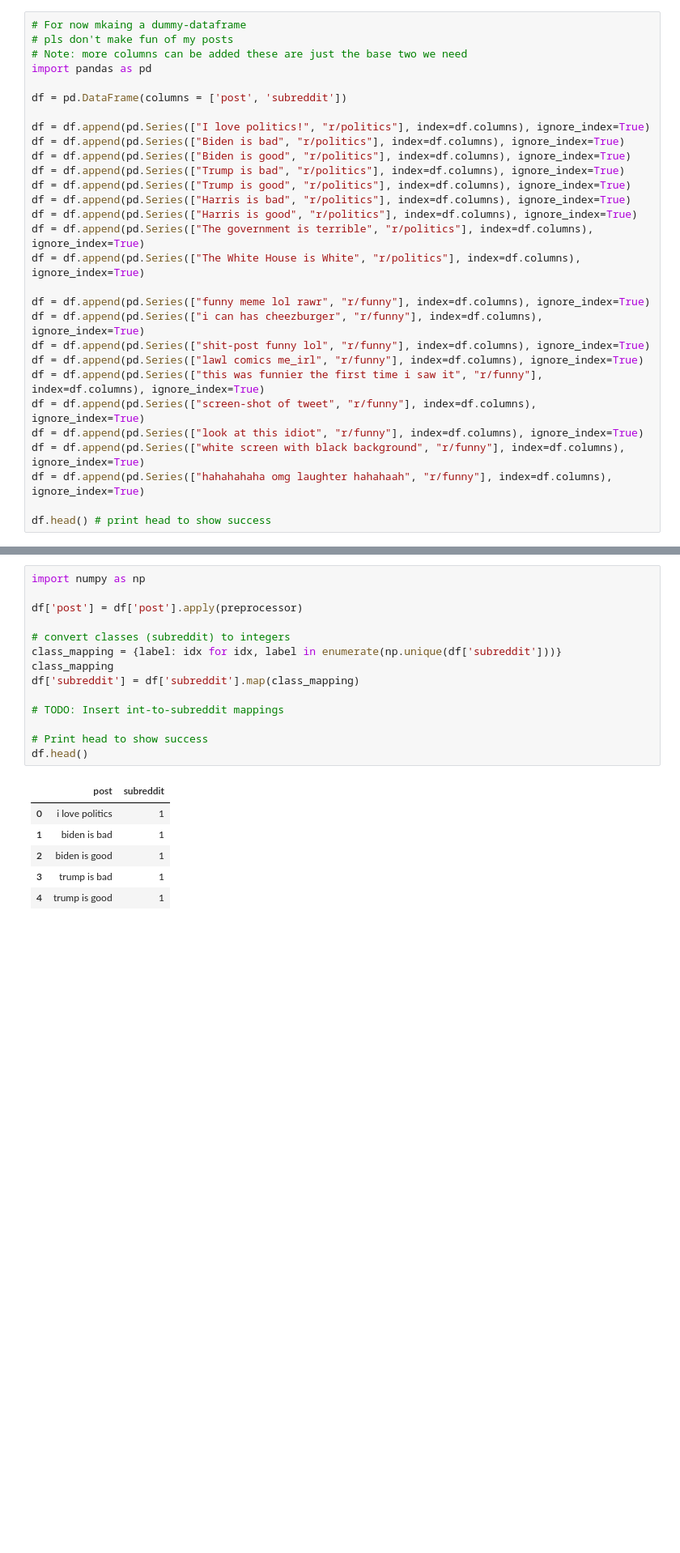
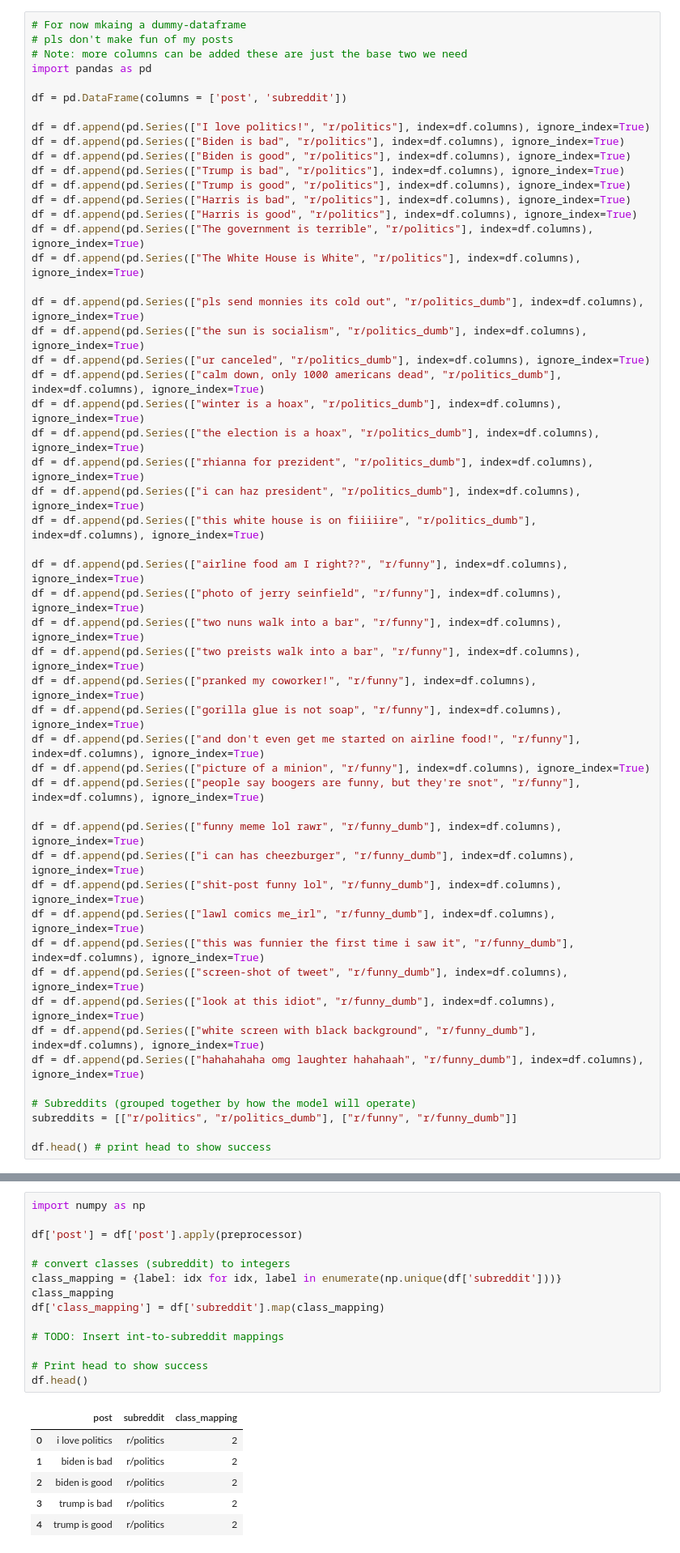
Before and after one commit to jeniscool/tools1-final-project, a Jupyter notebook: project-notebook.ipynb, the cells around one changed output, grey strips where cells are left out. Shown at 81% size. Cells and saved outputs as stored; diff of their text form; blank space fills up the shorter version.

Commit message:
making multiple models & adding visualizations

```diff
--- a/project-notebook.ipynb
+++ b/project-notebook.ipynb
@@ -42,15 +42,38 @@ df = df.append(pd.Series(["Harris is good", "r/politics"], index=df.columns), ig
 df = df.append(pd.Series(["The government is terrible", "r/politics"], index=df.columns), ignore_index=True)
 df = df.append(pd.Series(["The White House is White", "r/politics"], index=df.columns), ignore_index=True)
 
-df = df.append(pd.Series(["funny meme lol rawr", "r/funny"], index=df.columns), ignore_index=True)
-df = df.append(pd.Series(["i can has cheezburger", "r/funny"], index=df.columns), ignore_index=True)
-df = df.append(pd.Series(["shit-post funny lol", "r/funny"], index=df.columns), ignore_index=True)
-df = df.append(pd.Series(["lawl comics me_irl", "r/funny"], index=df.columns), ignore_index=True)
-df = df.append(pd.Series(["this was funnier the first time i saw it", "r/funny"], index=df.columns), ignore_index=True)
-df = df.append(pd.Series(["screen-shot of tweet", "r/funny"], index=df.columns), ignore_index=True)
-df = df.append(pd.Series(["look at this idiot", "r/funny"], index=df.columns), ignore_index=True)
-df = df.append(pd.Series(["white screen with black background", "r/funny"], index=df.columns), ignore_index=True)
-df = df.append(pd.Series(["hahahahaha omg laughter hahahaah", "r/funny"], index=df.columns), ignore_index=True)
+df = df.append(pd.Series(["pls send monnies its cold out", "r/politics_dumb"], index=df.columns), ignore_index=True)
+df = df.append(pd.Series(["the sun is socialism", "r/politics_dumb"], index=df.columns), ignore_index=True)
+df = df.append(pd.Series(["ur canceled", "r/politics_dumb"], index=df.columns), ignore_index=True)
+df = df.append(pd.Series(["calm down, only 1000 americans dead", "r/politics_dumb"], index=df.columns), ignore_index=True)
+df = df.append(pd.Series(["winter is a hoax", "r/politics_dumb"], index=df.columns), ignore_index=True)
+df = df.append(pd.Series(["the election is a hoax", "r/politics_dumb"], index=df.columns), ignore_index=True)
+df = df.append(pd.Series(["rhianna for prezident", "r/politics_dumb"], index=df.columns), ignore_index=True)
+df = df.append(pd.Series(["i can haz president", "r/politics_dumb"], index=df.columns), ignore_index=True)
+df = df.append(pd.Series(["this white house is on fiiiiire", "r/politics_dumb"], index=df.columns), ignore_index=True)
+
+df = df.append(pd.Series(["airline food am I right??", "r/funny"], index=df.columns), ignore_index=True)
+df = df.append(pd.Series(["photo of jerry seinfield", "r/funny"], index=df.columns), ignore_index=True)
+df = df.append(pd.Series(["two nuns walk into a bar", "r/funny"], index=df.columns), ignore_index=True)
+df = df.append(pd.Series(["two preists walk into a bar", "r/funny"], index=df.columns), ignore_index=True)
+df = df.append(pd.Series(["pranked my coworker!", "r/funny"], index=df.columns), ignore_index=True)
+df = df.append(pd.Series(["gorilla glue is not soap", "r/funny"], index=df.columns), ignore_index=True)
+df = df.append(pd.Series(["and don't even get me started on airline food!", "r/funny"], index=df.columns), ignore_index=True)
+df = df.append(pd.Series(["picture of a minion", "r/funny"], index=df.columns), ignore_index=True)
+df = df.append(pd.Series(["people say boogers are funny, but they're snot", "r/funny"], index=df.columns), ignore_index=True)
+
+df = df.append(pd.Series(["funny meme lol rawr", "r/funny_dumb"], index=df.columns), ignore_index=True)
+df = df.append(pd.Series(["i can has cheezburger", "r/funny_dumb"], index=df.columns), ignore_index=True)
+df = df.append(pd.Series(["shit-post funny lol", "r/funny_dumb"], index=df.columns), ignore_index=True)
+df = df.append(pd.Series(["lawl comics me_irl", "r/funny_dumb"], index=df.columns), ignore_index=True)
+df = df.append(pd.Series(["this was funnier the first time i saw it", "r/funny_dumb"], index=df.columns), ignore_index=True)
+df = df.append(pd.Series(["screen-shot of tweet", "r/funny_dumb"], index=df.columns), ignore_index=True)
+df = df.append(pd.Series(["look at this idiot", "r/funny_dumb"], index=df.columns), ignore_index=True)
+df = df.append(pd.Series(["white screen with black background", "r/funny_dumb"], index=df.columns), ignore_index=True)
+df = df.append(pd.Series(["hahahahaha omg laughter hahahaah", "r/funny_dumb"], index=df.columns), ignore_index=True)
+
+# Subreddits (grouped together by how the model will operate)
+subreddits = [["r/politics", "r/politics_dumb"], ["r/funny", "r/funny_dumb"]]
 
 df.head() # print head to show success
 # %% [output]
@@ -79,24 +102,24 @@ Apply preprocessor and map classes:
 # %%
 import numpy as np
 
 df['post'] = df['post'].apply(preprocessor)
 
 # convert classes (subreddit) to integers
 class_mapping = {label: idx for idx, label in enumerate(np.unique(df['subreddit']))}
 class_mapping
-df['subreddit'] = df['subreddit'].map(class_mapping)
+df['class_mapping'] = df['subreddit'].map(class_mapping)
 
 # TODO: Insert int-to-subreddit mappings
 
 # Print head to show success
 df.head()
 # %% [output]
-|  | post | subreddit |
-| 0 | i love politics | 1 |
-| 1 | biden is bad | 1 |
-| 2 | biden is good | 1 |
-| 3 | trump is bad | 1 |
-| 4 | trump is good | 1 |
+|  | post | subreddit | class_mapping |
+| 0 | i love politics | r/politics | 2 |
+| 1 | biden is bad | r/politics | 2 |
+| 2 | biden is good | r/politics | 2 |
+| 3 | trump is bad | r/politics | 2 |
+| 4 | trump is good | r/politics | 2 |
 # %% [markdown]
 ## Analysis
 # %%
```
Also changed, not shown: parts of 12 cells of this notebook, 1 other file.
